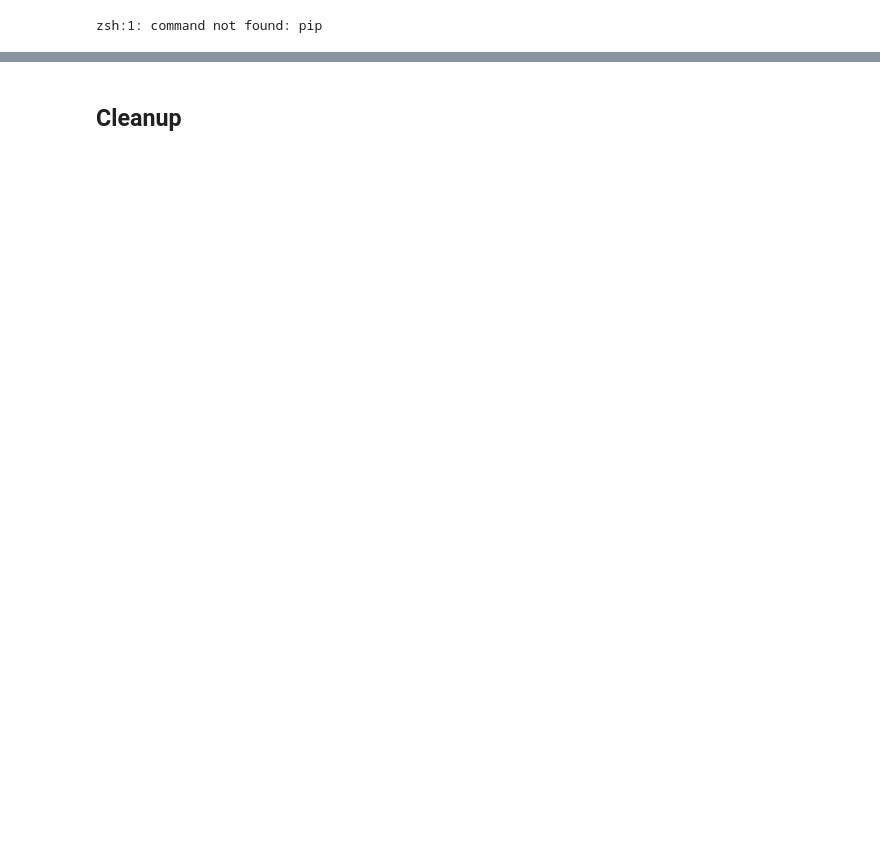
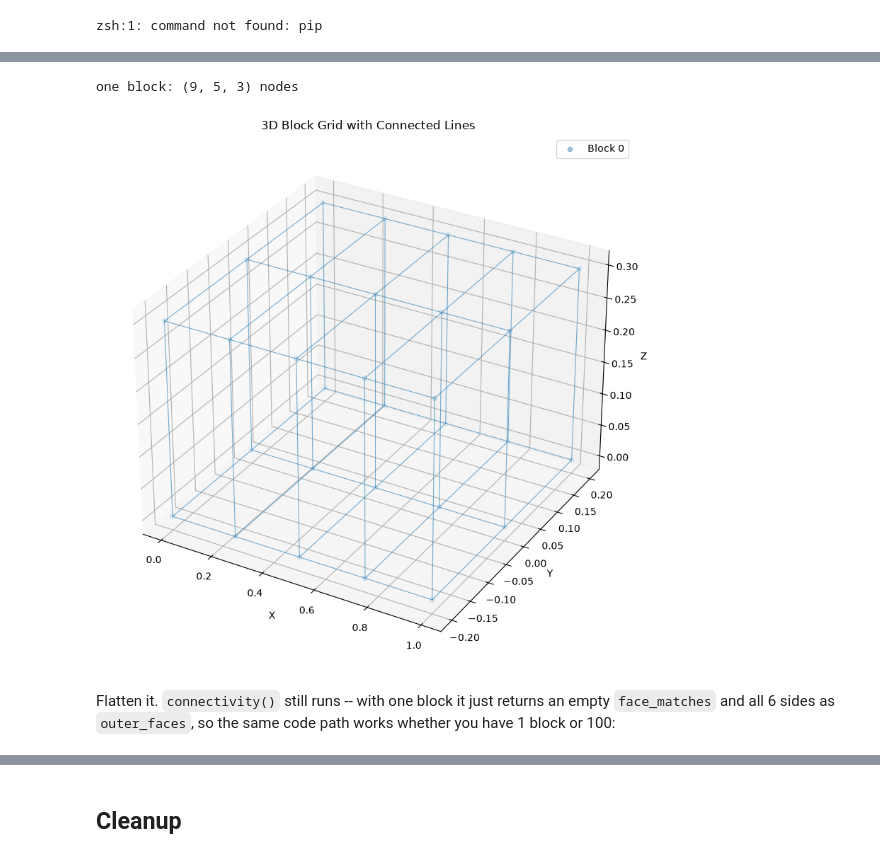
Before and after one commit to nasa/Plot3D_utilities, a Jupyter notebook: colab/Plot3D_Flatten.ipynb, the cells around one changed output, grey strips where cells are left out. Cells and saved outputs as stored; diff of their text form; code cells hidden in the pictures; blank space fills up the shorter version.

```diff
--- a/colab/Plot3D_Flatten.ipynb
+++ b/colab/Plot3D_Flatten.ipynb
@@ -736,3 +31,0 @@ functions below overwrite it with a real surface id.
-# %%
-for f in outer_faces[:3]:
-    pp.pprint(f)
@@ -1641,0 +157,32 @@ block-level description the solver expands from.
+# %%
+def duct_block(x0, x1, nx, height, ny=9, nz=5, depth=0.3):
+    """A single-block rectangular duct. `height` is the full duct height at
+    each x station: a constant for a straight duct, or a callable height(x)
+    for a variable cross-section. `depth` is a fixed z-extent, kept small
+    so cell volumes stay easy to check by hand."""
+    x = np.linspace(x0, x1, nx)
+    z = np.linspace(0.0, depth, nz)
+    X = np.zeros((nx, ny, nz))
+    Y = np.zeros_like(X)
+    Z = np.zeros_like(X)
+    for i in range(nx):
+        h = height(x[i]) if callable(height) else height
+        y = np.linspace(-h / 2, h / 2, ny)
+        for j in range(ny):
+            for k in range(nz):
+                X[i, j, k] = x[i]
+                Y[i, j, k] = y[j]
+                Z[i, j, k] = z[k]
+    return Block(X, Y, Z)
+
+
+blk = duct_block(0.0, 1.0, 9, height=0.4, ny=5, nz=3)
+print(f"one block: ({blk.IMAX}, {blk.JMAX}, {blk.KMAX}) nodes")
+plot_blocks([blk])
+# %% [output]
+one block: (9, 5, 3) nodes
+[figure, added]
+# %% [markdown]
+Flatten it. `connectivity()` still runs -- with one block it just returns
+an empty `face_matches` and all 6 sides as `outer_faces`, so the same code
+path works whether you have 1 block or 100:
```
Also changed, not shown: parts of 101 cells of this notebook, 4 other files.
